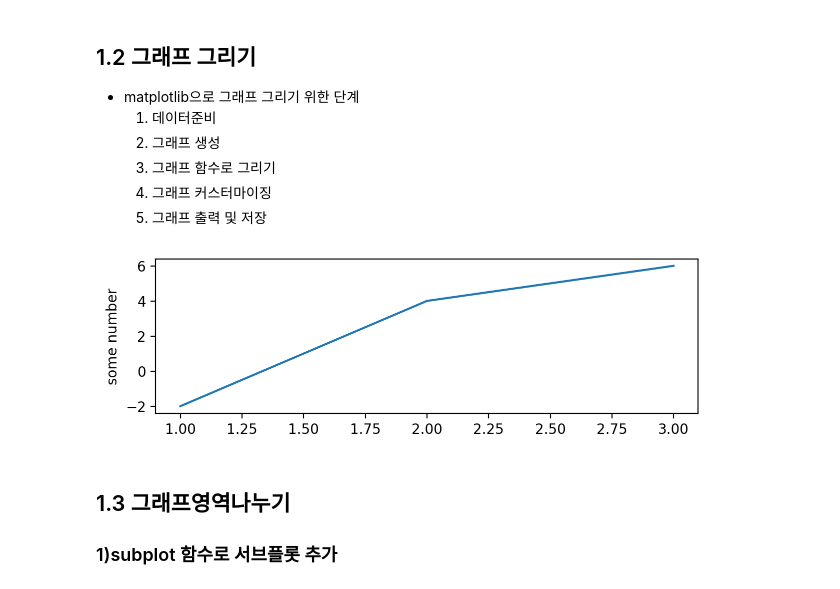
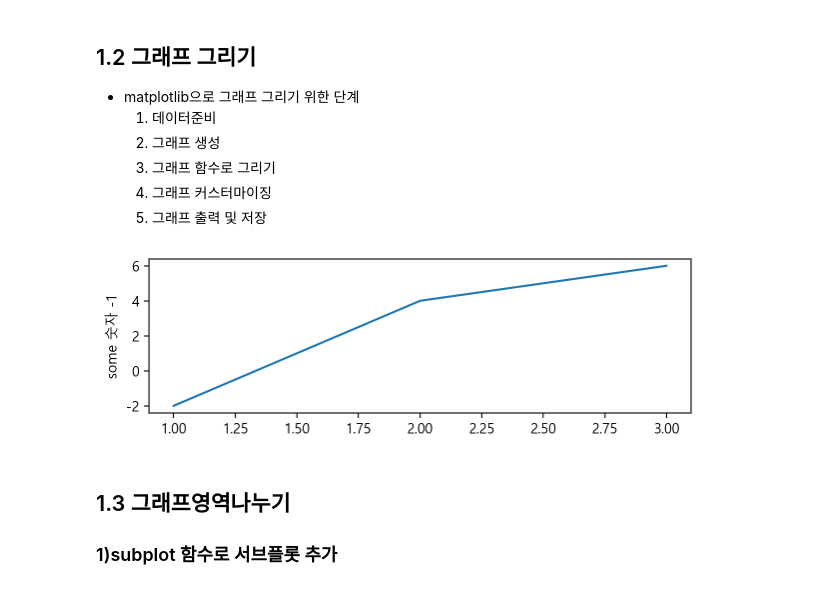
Before and after one commit to secretrelationship/ai_x, a Jupyter notebook: source/01_python/Ch12.데이터시각화.ipynb, the cells around one changed output. Cells and saved outputs as stored; diff of their text form; code cells hidden in the pictures.

```diff
--- a/source/01_python/Ch12.데이터시각화.ipynb
+++ b/source/01_python/Ch12.데이터시각화.ipynb
@@ -27,6 +27,11 @@ table.dataframe{font-size:15px;}
 import matplotlib.pyplot as plt
 import seaborn as sns
 
+#한글설정
+plt.rc('font',family='Malgun Gothic') #윈도우즈. 애플은 Apple
+#plt.rcParams['font.family'] = 'Malgun Gothic'
+plt.rc('axes', unicode_minus=False) #마이너스 -깨짐 방지
+
 %config InlineBackend.figure_format = 'retina'
 # %% [markdown]
 ## 1.2 그래프 그리기
@@ -39,12 +44,13 @@ import seaborn as sns
 # %%
 x= [1,2,3] #1)데이터준비
 y=[-2,4,6]
 plt.figure(figsize=(7,2)) #2)그래프객체생성
 plt.plot(x,y) #3)그래프함수
-plt.ylabel('some number') #4)커스터마이징
+plt.ylabel('some 숫자 -1') #4)커스터마이징
+
 plt.show() #5)그래프 화면 출력 cf)plt.savefig
 # %% [output]
-[figure, old version]
+[figure, new version]
 # %% [markdown]
 ## 1.3 그래프영역나누기
 ### 1)subplot 함수로 서브플롯 추가
```
Also changed, not shown: parts of 14 cells of this notebook, 2 other files.
